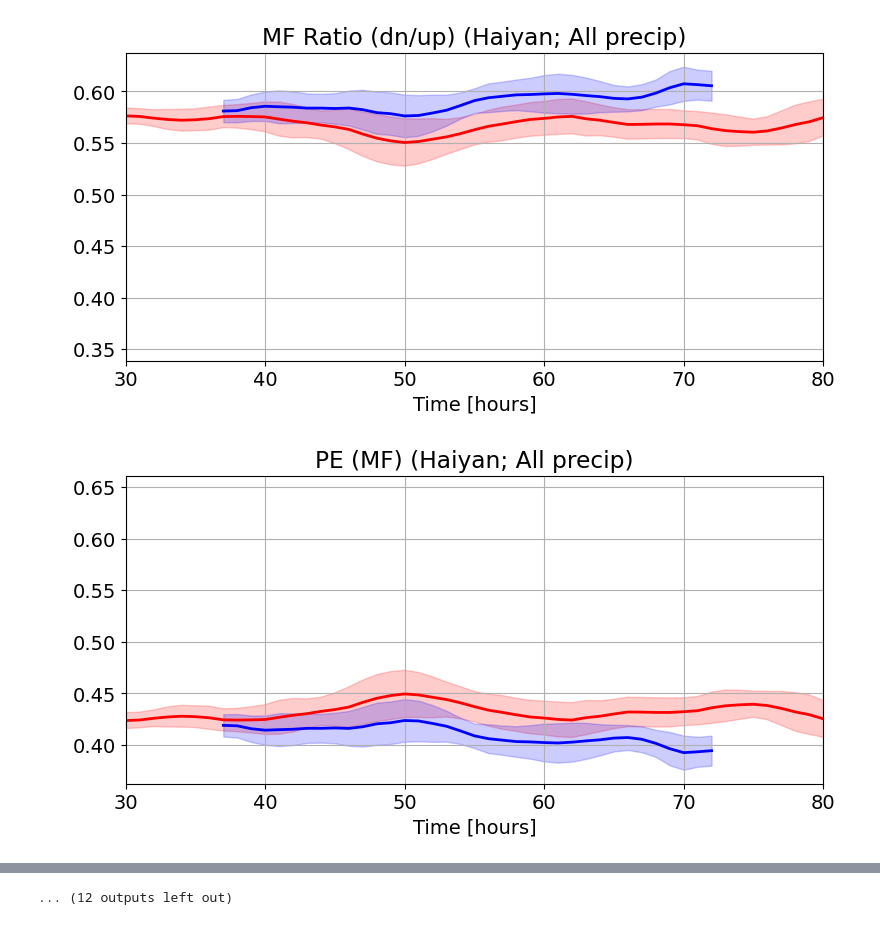
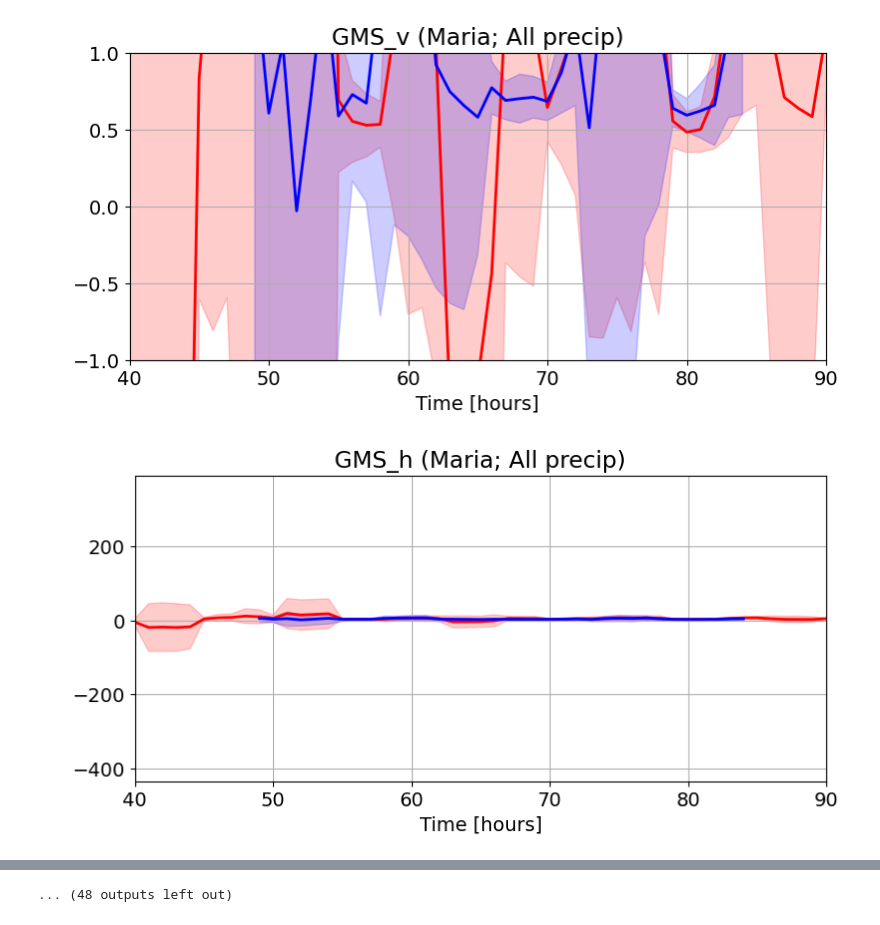
Before and after one commit to jhruppert/jhr-wrf-python, a Jupyter notebook: time_series_mse.ipynb, the cells around one changed output, grey strips where cells are left out. Cells and saved outputs as stored; diff of their text form; code cells hidden in the pictures.

```diff
--- a/time_series_mse.ipynb
+++ b/time_series_mse.ipynb
@@ -431,9 +411,9 @@ for krain in range(nrain):
     pe_mp1 = pe_mp_sav[1,:,krain,:]
     satfrac1 = satfrac_sav[1,:,krain,:]
 
-    nvar=1
-    # for ivar in range(nvar):
-    for ivar in range(6,10):
+    nvar=10
+    for ivar in range(nvar):
+    # for ivar in range(6,10):
 
         if ivar == 0:
             var0 = np.copy(gmsv0)
@@ -516,6 +496,9 @@ for krain in range(nrain):
             if (krain == 2): plt.ylim([-50,50])
 
         t_range=[30,80]
+        if storm == 'maria':
+            t_range=[40,90]
+
         plt.xlim(t_range)
 
         color_t0 = 'red'
@@ -539,32 +522,32 @@ for krain in range(nrain):
 
         # Test 1
 
         mean_t1 = np.nanmean(var1, axis=0)
         std_t1 = np.nanstd(var1, axis=0)
 
         # tshift = get_tshift(tests[1])
         # xdim = range(0+tshift, nt[1]+tshift)
 
         # for imemb in range(nmem):
         #     plt.plot(xdim, var1[imemb,:], linewidth=2, label=tests[0].upper(), color=color_t1, linestyle='solid')
         # print("xdim: ",xdim)
         # print("meant1: ",mean_t1.shape)
         plt.plot(xdim, mean_t1, linewidth=2, label=tests[0].upper(), color=color_t1, linestyle='solid')
         plt.fill_between(xdim, mean_t1 + std_t1, mean_t1 - std_t1, alpha=0.2, color=color_t1)
 
         plt.grid()
 
         # plt.legend(loc="upper right")
 
         # rmax_str = str(rmax)
         # figdir2 = figdir+rmax_str+'deg/'
         figdir2 = figdir+'all/'
         # figname=figdir2+'tser_'+storm+'_'+figtag+'_'+fig_extra+'_rmax'+rmax_str+'deg.png'
         figname=figdir2+'tser_'+storm+'_'+figtag+'_'+fig_extra+'.png'
         plt.savefig(figname,dpi=200, facecolor='white', \
                     bbox_inches='tight', pad_inches=0.2)
         plt.show()
         plt.close()
 # %% [output]
-[figure, old version]
+[figure, new version]
-[figure, old version]
+[figure, new version]
@@ -581 +564 @@ for krain in range(nrain):
-... (12 outputs left out)
+... (48 outputs left out)
```
Also changed, not shown: parts of 2 cells of this notebook, 3 other files.
